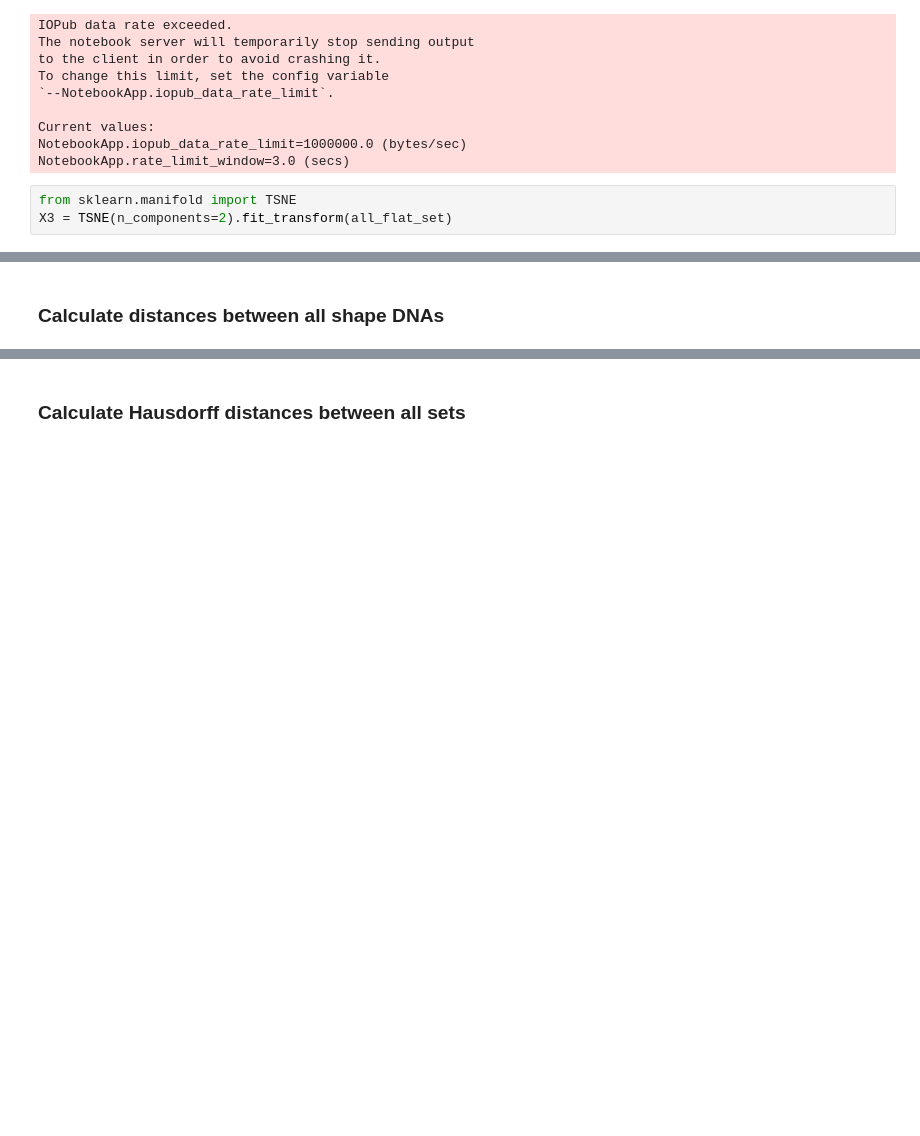
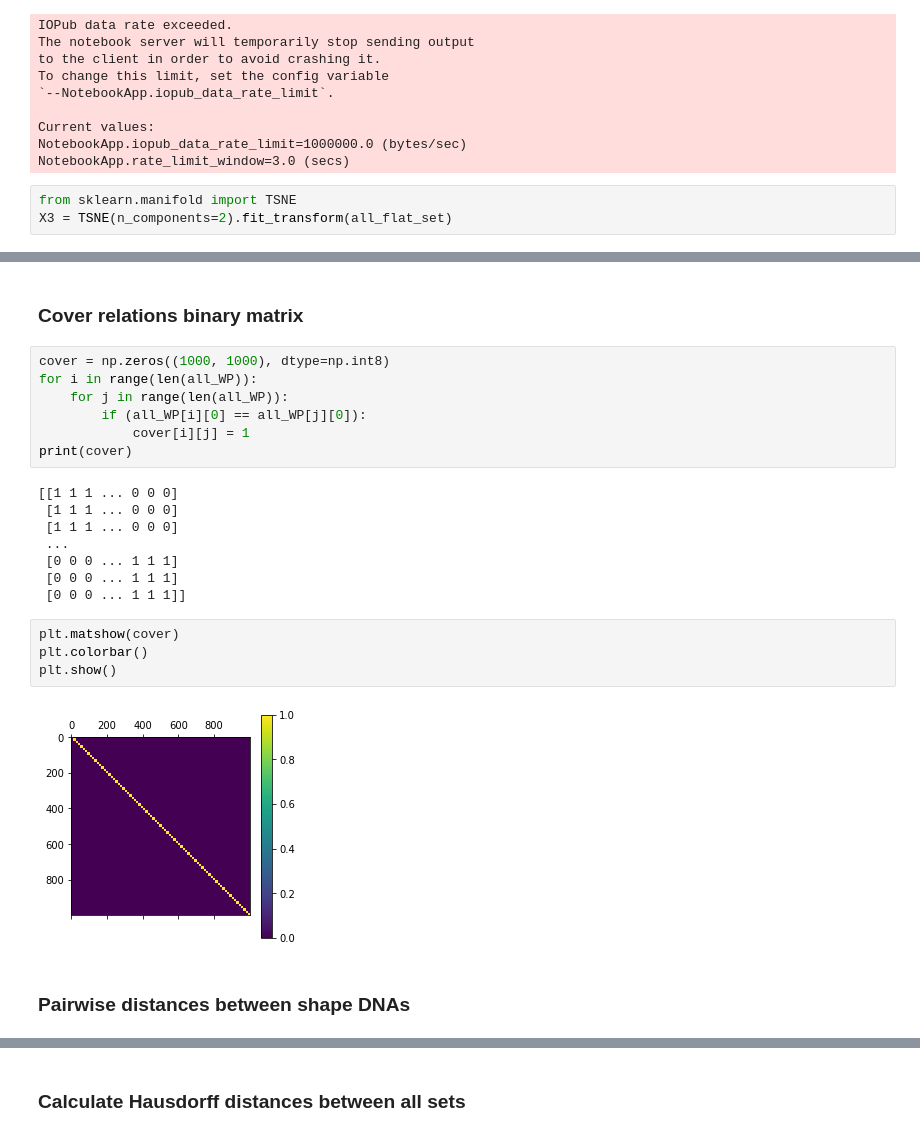
Before and after one commit to chrispla/structure_representation, a Jupyter notebook: structure_similarity_da-tacosSSMs.ipynb, the cells around one changed output, grey strips where cells are left out. Drawn from its saved outputs; the diff is of its cells as text; blank space fills up the shorter version.

Commit message:
shape DNA distance, directed hausdorff, histograms, KS scores

```diff
--- a/structure_similarity_da-tacosSSMs.ipynb
+++ b/structure_similarity_da-tacosSSMs.ipynb
@@ -186,5 +183,28 @@ display(viz2)
 130
 ['W_3964', 'W_3964', 'W_3964', 'W_3964', 'W_3964', 'W_3964', 'W_3964', 'W_3964', 'W_3964', 'W_3964', 'W_3964', 'W_3964', 'W_3964', 'W_144354', 'W_144354', 'W_144354', 'W_144354', 'W_144354', 'W_144354 ...
 [interactive output not drawn]
+# %% [markdown]
+### Cover relations binary matrix
+# %%
+cover = np.zeros((1000, 1000), dtype=np.int8)
+for i in range(len(all_WP)):
+    for j in range(len(all_WP)):
+        if (all_WP[i][0] == all_WP[j][0]):
+            cover[i][j] = 1
+print(cover)
+# %% [output]
+[[1 1 1 ... 0 0 0]
+ [1 1 1 ... 0 0 0]
+ [1 1 1 ... 0 0 0]
+ ...
+ [0 0 0 ... 1 1 1]
+ [0 0 0 ... 1 1 1]
+ [0 0 0 ... 1 1 1]]
+# %%
+plt.matshow(cover)
+plt.colorbar()
+plt.show()
+# %% [output]
+[figure, added]
 # %% [markdown]
-### Calculate distances between all shape DNAs
+### Pairwise distances between shape DNAs
```
Also changed, not shown: parts of 14 cells of this notebook.
